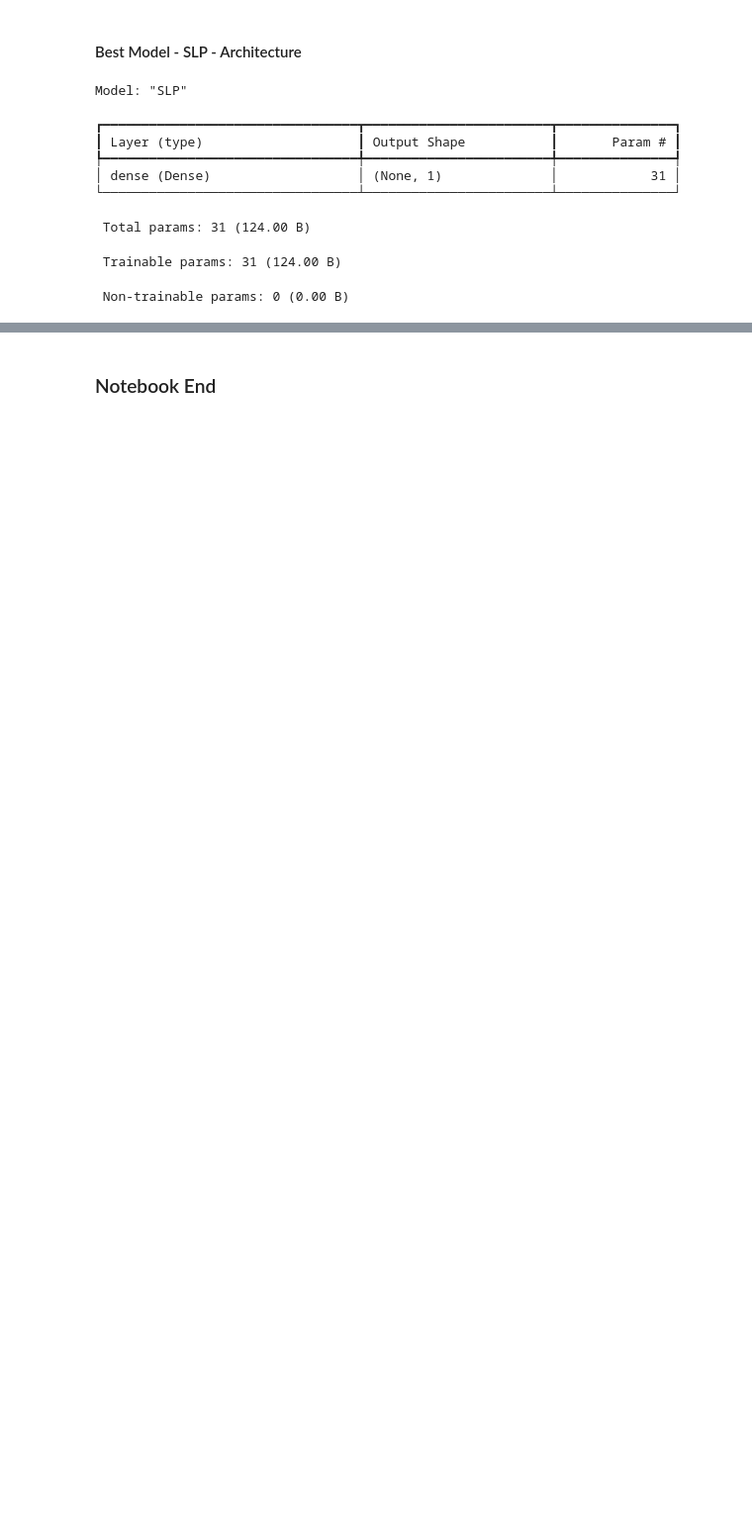
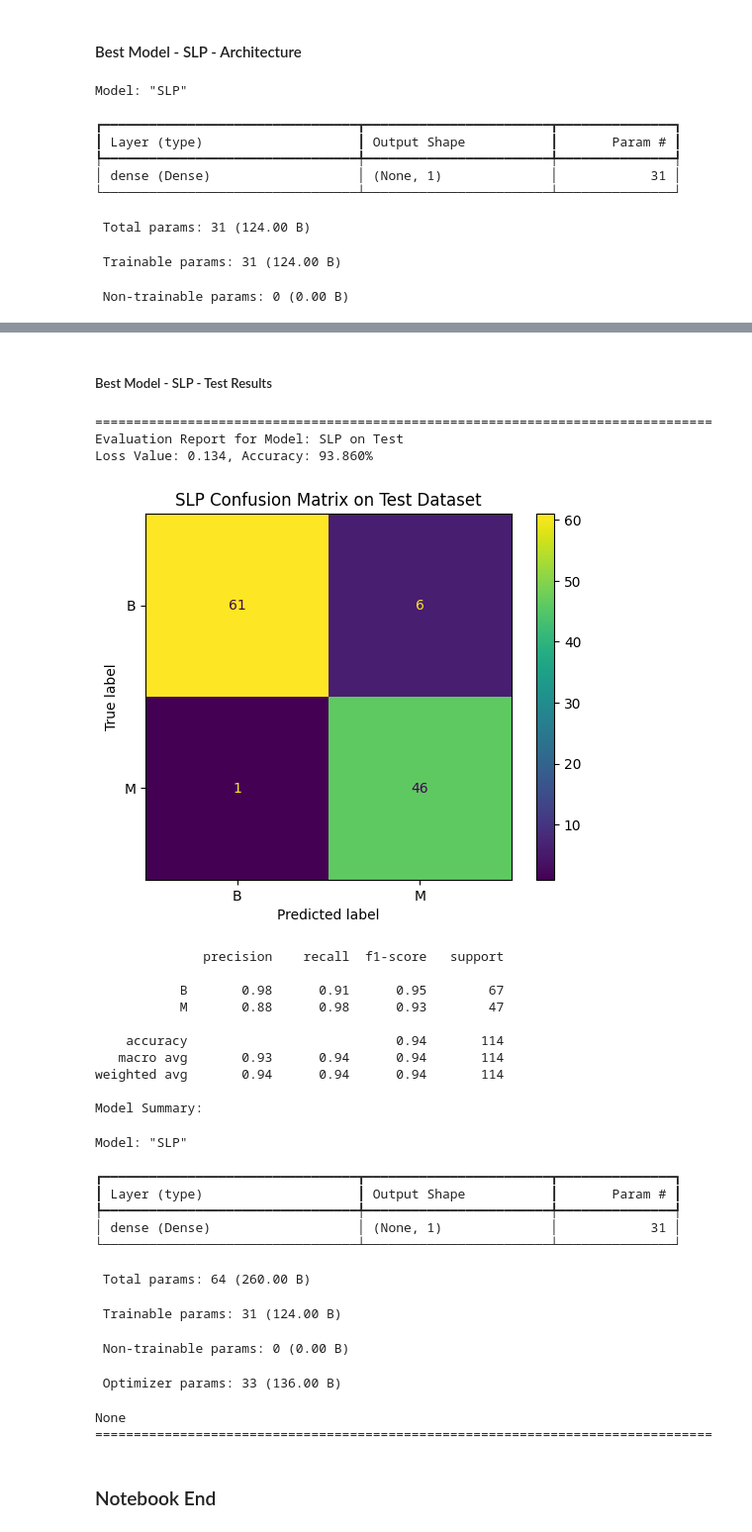
Before and after one commit to Team-AY/Breast-Cancer-Prediction, a Jupyter notebook: Best_model_architecture.ipynb, the cells around one changed output, grey strips where cells are left out. Shown at 99% size. Cells and saved outputs as stored; diff of their text form; code cells hidden in the pictures; blank space fills up the shorter version.

```diff
--- a/Best_model_architecture.ipynb
+++ b/Best_model_architecture.ipynb
@@ -259,3 +332,34 @@ Model: "SLP"
+# %% [markdown]
+##### Best Model - SLP - Test Results
+# %%
+model_result(model, X_test, y_test, 'Test')
+# %% [output]
+================================================================================
+Evaluation Report for Model: SLP on Test
+Loss Value: 0.134, Accuracy: 93.860%
+[figure, added]
+              precision    recall  f1-score   support
+
+           B       0.98      0.91      0.95        67
+           M       0.88      0.98      0.93        47
+
+    accuracy                           0.94       114
+   macro avg       0.93      0.94      0.94       114
+weighted avg       0.94      0.94      0.94       114
+
+Model Summary:
+Model: "SLP"
+┏━━━━━━━━━━━━━━━━━━━━━━━━━━━━━━━━━┳━━━━━━━━━━━━━━━━━━━━━━━━┳━━━━━━━━━━━━━━━┓
+┃ Layer (type)                    ┃ Output Shape           ┃       Param # ┃
+┡━━━━━━━━━━━━━━━━━━━━━━━━━━━━━━━━━╇━━━━━━━━━━━━━━━━━━━━━━━━╇━━━━━━━━━━━━━━━┩
+│ dense (Dense)                   │ (None, 1)              │            31 │
+└─────────────────────────────────┴────────────────────────┴───────────────┘
+ Total params: 64 (260.00 B)
+ Trainable params: 31 (124.00 B)
+ Non-trainable params: 0 (0.00 B)
+ Optimizer params: 33 (136.00 B)
+None
+================================================================================
 # %% [markdown]
 ### Notebook End
 # %%
```
Also changed, not shown: parts of 9 cells of this notebook.
